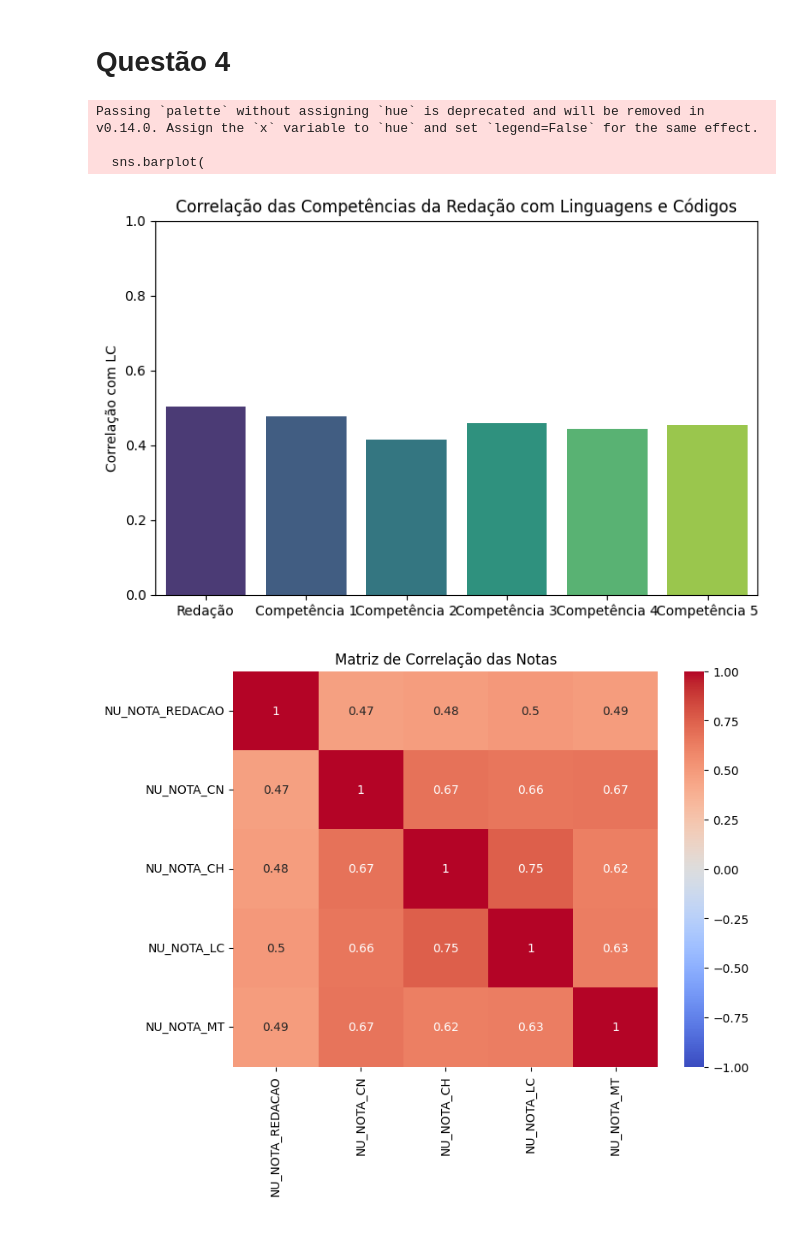
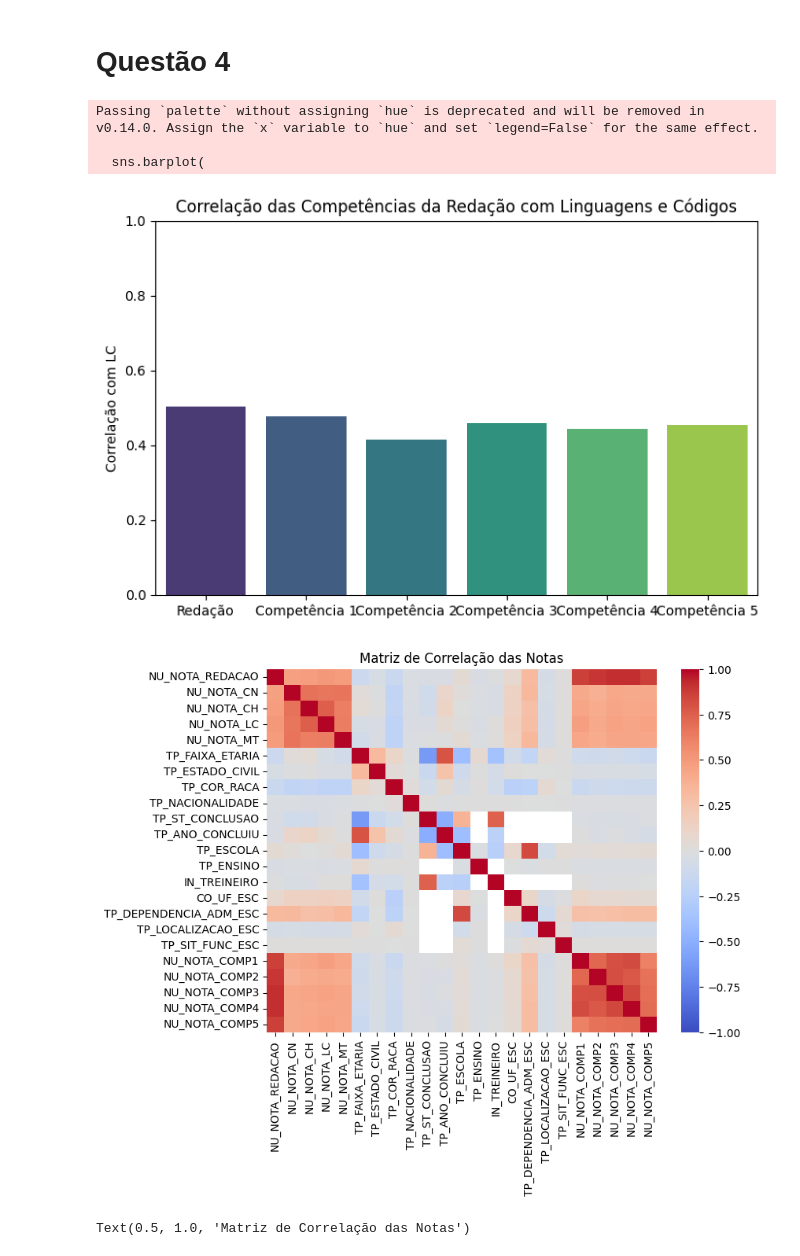
Before and after one commit to jpsampaior/analise-enem, a Jupyter notebook: enem.ipynb, the cells around one changed output. Drawn from its saved outputs; the diff is of its cells as text; code cells hidden in the pictures.

Commit message:
Add mais coluna na matriz

```diff
--- a/enem.ipynb
+++ b/enem.ipynb
@@ -84,6 +85,12 @@ plt.show()
 # Questão 4
 # %%
 import seaborn as sns
+
+df_publico = df_enem[df_enem["TP_ESCOLA"] == 2]
+df_privado = df_enem[df_enem["TP_ESCOLA"] == 3]
+df_homens = df_enem[df_enem["TP_SEXO"] == "M"]
+df_mulheres = df_enem[df_enem["TP_SEXO"] == "F"]
+df_treineiro = df_enem[df_enem["IN_TREINEIRO"] == 1 ]
 
 correlacao_total = df_enem['NU_NOTA_REDACAO'].corr(df_enem['NU_NOTA_LC'])
 correlacao_competencia_1 = df_enem['NU_NOTA_COMP1'].corr(df_enem['NU_NOTA_LC'])
@@ -98,33 +105,69 @@ correlacoes = {
     'Competência 1': correlacao_competencia_1,
     'Competência 2': correlacao_competencia_2,
     'Competência 3': correlacao_competencia_3,
     'Competência 4': correlacao_competencia_4,
     'Competência 5': correlacao_competencia_5
 }
 
 plt.figure(figsize=(8, 5))
 sns.barplot(
     x=list(correlacoes.keys()),
     y=list(correlacoes.values()),
     palette="viridis",
     errorbar="ci"
 )
 plt.ylabel('Correlação com LC')
 plt.title('Correlação das Competências da Redação com Linguagens e Códigos')
 plt.ylim(0, 1)
 plt.show()
 
 # Matriz de correlação
-cols = ['NU_NOTA_REDACAO', 'NU_NOTA_CN', 'NU_NOTA_CH', 'NU_NOTA_LC', 'NU_NOTA_MT']
+cols = ['NU_NOTA_REDACAO', 'NU_NOTA_CN', 'NU_NOTA_CH', 'NU_NOTA_LC', 'NU_NOTA_MT', 'TP_FAIXA_ETARIA', 'TP_ESTADO_CIVIL', 'TP_COR_RACA', 'TP_NACIONALIDADE', 'TP_ST_CONCLUSAO', 'TP_ANO_CONCLUIU', 'TP_ESCOLA', 'TP_ENSINO', 'IN_TREINEIRO', 'CO_UF_ESC', 'TP_DEPENDENCIA_ADM_ESC', 'TP_LOCALIZACAO_ESC', 'TP_SIT_FUNC_ESC', 'NU_NOTA_COMP1', 'NU_NOTA_COMP2', 'NU_NOTA_COMP3', 'NU_NOTA_COMP4', 'NU_NOTA_COMP5']
 corr_matrix = df_enem[cols].corr()
 
 plt.figure(figsize=(8, 6))
-sns.heatmap(corr_matrix, annot=True, cmap='coolwarm', vmin=-1, vmax=1)
+sns.heatmap(corr_matrix, annot=False, cmap='coolwarm', vmin=-1, vmax=1)
 plt.title('Matriz de Correlação das Notas')
 plt.show()
+
+cols = ['NU_NOTA_REDACAO', 'NU_NOTA_CN', 'NU_NOTA_CH', 'NU_NOTA_LC', 'NU_NOTA_MT', 'TP_FAIXA_ETARIA', 'TP_ESTADO_CIVIL', 'TP_COR_RACA', 'TP_NACIONALIDADE', 'TP_ST_CONCLUSAO', 'TP_ANO_CONCLUIU', 'TP_ESCOLA', 'TP_ENSINO', 'IN_TREINEIRO', 'CO_UF_ESC', 'TP_DEPENDENCIA_ADM_ESC', 'TP_LOCALIZACAO_ESC', 'TP_SIT_FUNC_ESC', 'NU_NOTA_COMP1', 'NU_NOTA_COMP2', 'NU_NOTA_COMP3', 'NU_NOTA_COMP4', 'NU_NOTA_COMP5']
+corr_matrix = df_privado[cols].corr()
+
+plt.figure(figsize=(8, 6))
+sns.heatmap(corr_matrix, annot=False, cmap='coolwarm', vmin=-1, vmax=1)
+plt.title('Matriz de Correlação das Notas')
+
+cols = ['NU_NOTA_REDACAO', 'NU_NOTA_CN', 'NU_NOTA_CH', 'NU_NOTA_LC', 'NU_NOTA_MT', 'TP_FAIXA_ETARIA', 'TP_ESTADO_CIVIL', 'TP_COR_RACA', 'TP_NACIONALIDADE', 'TP_ST_CONCLUSAO', 'TP_ANO_CONCLUIU', 'TP_ESCOLA', 'TP_ENSINO', 'IN_TREINEIRO', 'CO_UF_ESC', 'TP_DEPENDENCIA_ADM_ESC', 'TP_LOCALIZACAO_ESC', 'TP_SIT_FUNC_ESC', 'NU_NOTA_COMP1', 'NU_NOTA_COMP2', 'NU_NOTA_COMP3', 'NU_NOTA_COMP4', 'NU_NOTA_COMP5']
+corr_matrix = df_publico[cols].corr()
+
+plt.figure(figsize=(8, 6))
+sns.heatmap(corr_matrix, annot=False, cmap='coolwarm', vmin=-1, vmax=1)
+plt.title('Matriz de Correlação das Notas')
+
+cols = ['NU_NOTA_REDACAO', 'NU_NOTA_CN', 'NU_NOTA_CH', 'NU_NOTA_LC', 'NU_NOTA_MT', 'TP_FAIXA_ETARIA', 'TP_ESTADO_CIVIL', 'TP_COR_RACA', 'TP_NACIONALIDADE', 'TP_ST_CONCLUSAO', 'TP_ANO_CONCLUIU', 'TP_ESCOLA', 'TP_ENSINO', 'IN_TREINEIRO', 'CO_UF_ESC', 'TP_DEPENDENCIA_ADM_ESC', 'TP_LOCALIZACAO_ESC', 'TP_SIT_FUNC_ESC', 'NU_NOTA_COMP1', 'NU_NOTA_COMP2', 'NU_NOTA_COMP3', 'NU_NOTA_COMP4', 'NU_NOTA_COMP5']
+corr_matrix = df_homens[cols].corr()
+
+plt.figure(figsize=(8, 6))
+sns.heatmap(corr_matrix, annot=False, cmap='coolwarm', vmin=-1, vmax=1)
+plt.title('Matriz de Correlação das Notas')
+
+cols = ['NU_NOTA_REDACAO', 'NU_NOTA_CN', 'NU_NOTA_CH', 'NU_NOTA_LC', 'NU_NOTA_MT', 'TP_FAIXA_ETARIA', 'TP_ESTADO_CIVIL', 'TP_COR_RACA', 'TP_NACIONALIDADE', 'TP_ST_CONCLUSAO', 'TP_ANO_CONCLUIU', 'TP_ESCOLA', 'TP_ENSINO', 'IN_TREINEIRO', 'CO_UF_ESC', 'TP_DEPENDENCIA_ADM_ESC', 'TP_LOCALIZACAO_ESC', 'TP_SIT_FUNC_ESC', 'NU_NOTA_COMP1', 'NU_NOTA_COMP2', 'NU_NOTA_COMP3', 'NU_NOTA_COMP4', 'NU_NOTA_COMP5']
+corr_matrix = df_mulheres[cols].corr()
+
+plt.figure(figsize=(8, 6))
+sns.heatmap(corr_matrix, annot=False, cmap='coolwarm', vmin=-1, vmax=1)
+plt.title('Matriz de Correlação das Notas')
+
+cols = ['NU_NOTA_REDACAO', 'NU_NOTA_CN', 'NU_NOTA_CH', 'NU_NOTA_LC', 'NU_NOTA_MT', 'TP_FAIXA_ETARIA', 'TP_ESTADO_CIVIL', 'TP_COR_RACA', 'TP_NACIONALIDADE', 'TP_ST_CONCLUSAO', 'TP_ANO_CONCLUIU', 'TP_ESCOLA', 'TP_ENSINO', 'IN_TREINEIRO', 'CO_UF_ESC', 'TP_DEPENDENCIA_ADM_ESC', 'TP_LOCALIZACAO_ESC', 'TP_SIT_FUNC_ESC', 'NU_NOTA_COMP1', 'NU_NOTA_COMP2', 'NU_NOTA_COMP3', 'NU_NOTA_COMP4', 'NU_NOTA_COMP5']
+corr_matrix = df_treineiro[cols].corr()
+
+plt.figure(figsize=(8, 6))
+sns.heatmap(corr_matrix, annot=False, cmap='coolwarm', vmin=-1, vmax=1)
+plt.title('Matriz de Correlação das Notas')
 # %% [output]
 Passing `palette` without assigning `hue` is deprecated and will be removed in v0.14.0. Assign the `x` variable to `hue` and set `legend=False` for the same effect.
 
   sns.barplot(
 [figure]
-[figure, old version]
+[figure, new version]
+Text(0.5, 1.0, 'Matriz de Correlação das Notas')
```
Also changed, not shown: parts of 2 cells of this notebook, 1 other file.
